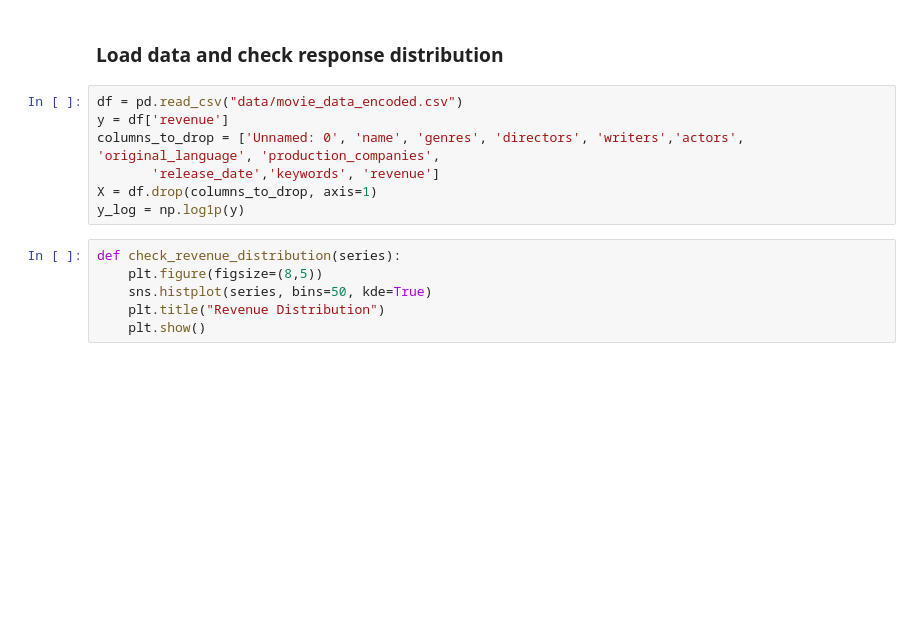
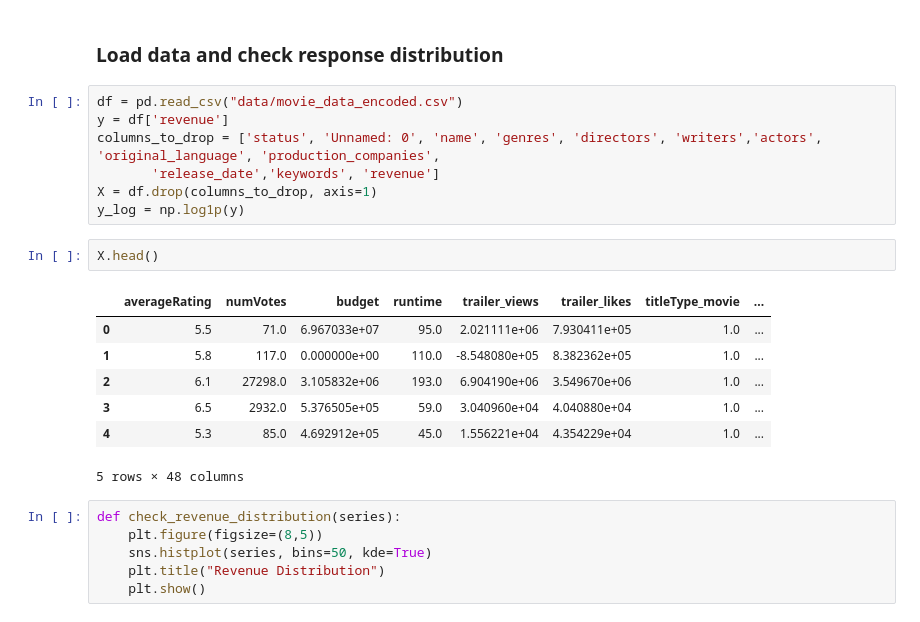
Before and after one commit to Eric7895/Movie_Revenue_Web_Application, a Jupyter notebook: ml_model.ipynb, the cells around one changed output. Drawn from its saved outputs; the diff is of its cells as text; blank space fills up the shorter version.

```diff
--- a/ml_model.ipynb
+++ b/ml_model.ipynb
@@ -29,10 +32,20 @@ from scipy.stats import randint
 # %%
 df = pd.read_csv("data/movie_data_encoded.csv")
 y = df['revenue']
-columns_to_drop = ['Unnamed: 0', 'name', 'genres', 'directors', 'writers','actors', 'original_language', 'production_companies',
+columns_to_drop = ['status', 'Unnamed: 0', 'name', 'genres', 'directors', 'writers','actors', 'original_language', 'production_companies',
        'release_date','keywords', 'revenue']
 X = df.drop(columns_to_drop, axis=1)
 y_log = np.log1p(y)
+# %%
+X.head()
+# %% [output]
+|  | averageRating | numVotes | budget | runtime | trailer_views | trailer_likes | titleType_movie | ... |
+| 0 | 5.5 | 71.0 | 6.967033e+07 | 95.0 | 2.021111e+06 | 7.930411e+05 | 1.0 | ... |
+| 1 | 5.8 | 117.0 | 0.000000e+00 | 110.0 | -8.548080e+05 | 8.382362e+05 | 1.0 | ... |
+| 2 | 6.1 | 27298.0 | 3.105832e+06 | 193.0 | 6.904190e+06 | 3.549670e+06 | 1.0 | ... |
+| 3 | 6.5 | 2932.0 | 5.376505e+05 | 59.0 | 3.040960e+04 | 4.040880e+04 | 1.0 | ... |
+| 4 | 5.3 | 85.0 | 4.692912e+05 | 45.0 | 1.556221e+04 | 4.354229e+04 | 1.0 | ... |
+5 rows × 48 columns
 # %%
 def check_revenue_distribution(series):
     plt.figure(figsize=(8,5))
```
Also changed, not shown: parts of 18 cells of this notebook.
